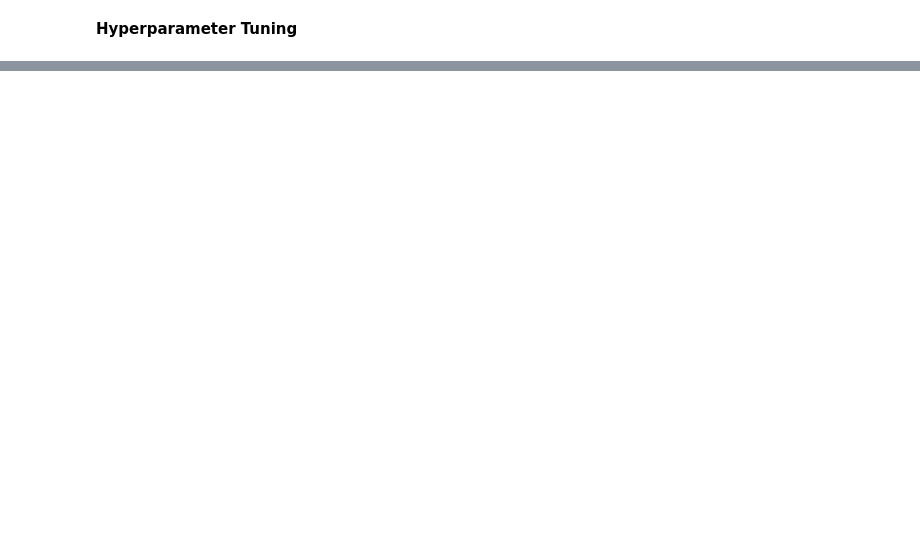
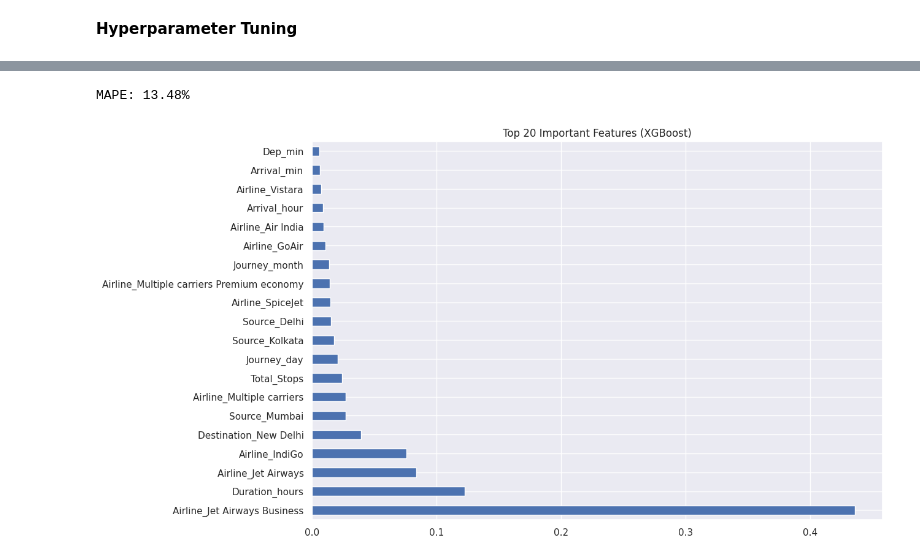
Before and after one commit to AdityaJha27/flight-fare-app, a Jupyter notebook: flight_fare_prediction.ipynb, the cells around one changed output, grey strips where cells are left out. Saved outputs shown, nothing was run; the diff lists cells and outputs as text; code cells hidden in the pictures; blank space fills up the shorter version.

```diff
--- a/flight_fare_prediction.ipynb
+++ b/flight_fare_prediction.ipynb
@@ -549,9 +549,3 @@ sns.heatmap(train_data.corr(numeric_only=True),
 plt.show()
 # %% [output]
 [figure]
-# %%
-# Important feature using ExtraTreesRegressor
-
-from sklearn.ensemble import ExtraTreesRegressor
-selection = ExtraTreesRegressor()
-selection.fit(X, y)
@@ -757,0 +701,17 @@ metrics.r2_score(y_test, y_prediction)
+# %%
+# Calculate Mean Absolute Percentage Error
+mape = np.mean(np.abs((y_test - prediction) / y_test)) * 100
+print(f"MAPE: {mape:.2f}%")
+# %% [output]
+MAPE: 13.48%
+# %%
+import matplotlib.pyplot as plt
+
+# Plotting feature importance
+plt.figure(figsize=(12,8))
+feat_importances = pd.Series(reg_xgb.feature_importances_, index=X.columns)
+feat_importances.nlargest(20).plot(kind='barh')
+plt.title("Top 20 Important Features (XGBoost)")
+plt.show()
+# %% [output]
+[figure, added]
```
Also changed, not shown: parts of 32 cells of this notebook, 5 other files.
